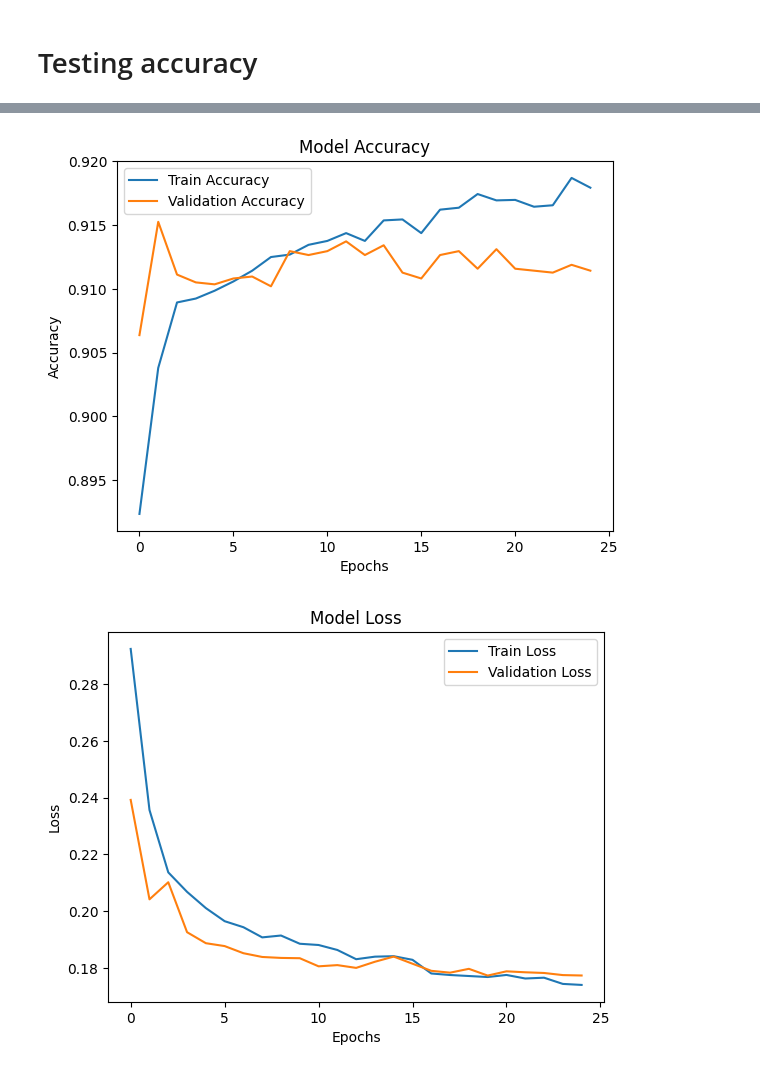
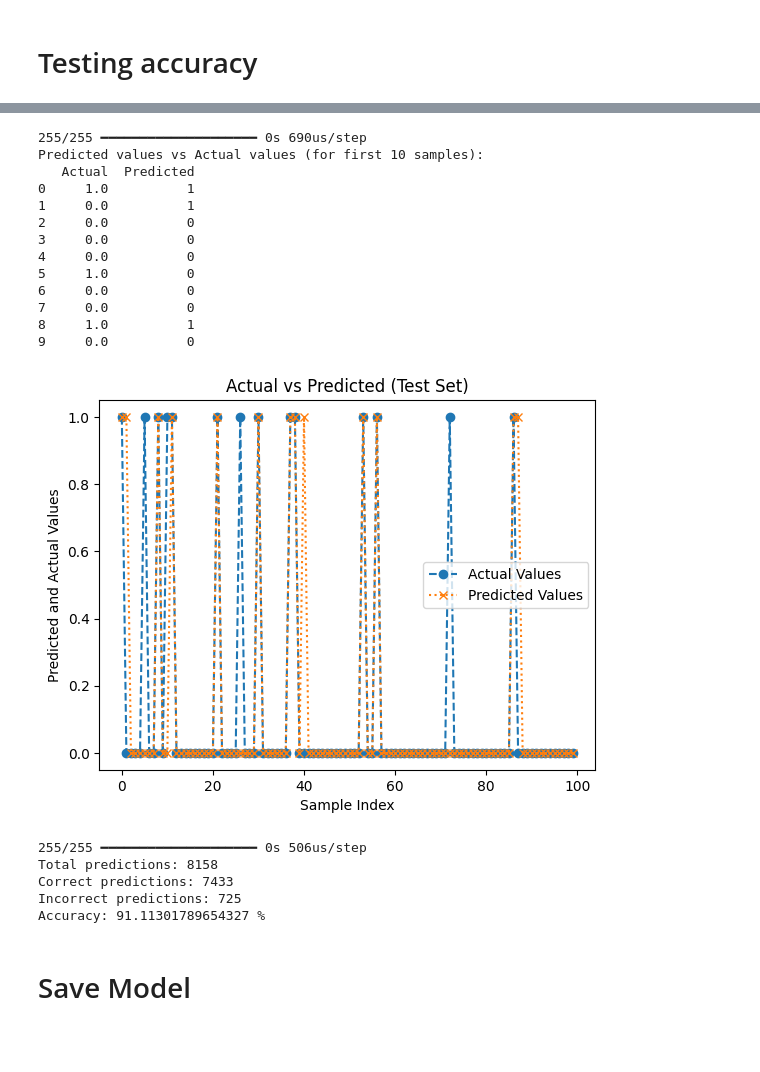
Before and after one commit to dananjana-hewage/Bank_Marketing_Prediction, a Jupyter notebook: test.ipynb, the cells around one changed output, grey strips where cells are left out. Cells and saved outputs as stored; diff of their text form; code cells hidden in the pictures; blank space fills up the shorter version.

Commit message:
save model

```diff
--- a/test.ipynb
+++ b/test.ipynb
@@ -834,19 +837,54 @@ Test Accuracy: 0.9094140529632568
-# %%
-plt.plot(history.history['accuracy'], label='Train Accuracy')
-plt.plot(history.history['val_accuracy'], label='Validation Accuracy')
-plt.title('Model Accuracy')
-plt.xlabel('Epochs')
-plt.ylabel('Accuracy')
-plt.legend()
-plt.show()
-
-plt.plot(history.history['loss'], label='Train Loss')
-plt.plot(history.history['val_loss'], label='Validation Loss')
-plt.title('Model Loss')
-plt.xlabel('Epochs')
-plt.ylabel('Loss')
-plt.legend()
-plt.show()
-# %% [output]
-[figure, removed]
-[figure, removed]
+# %%
+y_pred = nn_model.predict(X_test)
+
+y_pred_binary = (y_pred > 0.5).astype(int)
+
+print("Predicted values vs Actual values (for first 10 samples):")
+comparison_df = pd.DataFrame({'Actual': y_test[:10].values, 'Predicted': y_pred_binary[:10].flatten()})
+print(comparison_df)
+
+plt.plot(y_test[:100].values, label='Actual Values', marker='o', linestyle='dashed')
+plt.plot(y_pred_binary[:100].flatten(), label='Predicted Values', marker='x', linestyle='dotted')
+plt.title('Actual vs Predicted (Test Set)')
+plt.xlabel('Sample Index')
+plt.ylabel('Predicted and Actual Values')
+plt.legend()
+plt.show()
+# %% [output]
+255/255 ━━━━━━━━━━━━━━━━━━━━ 0s 690us/step
+Predicted values vs Actual values (for first 10 samples):
+   Actual  Predicted
+0     1.0          1
+1     0.0          1
+2     0.0          0
+3     0.0          0
+4     0.0          0
+5     1.0          0
+6     0.0          0
+7     0.0          0
+8     1.0          1
+9     0.0          0
+[figure, added]
+# %%
+y_pred = nn_model.predict(X_test)
+
+y_pred_binary = (y_pred > 0.5).astype(int)
+
+correct_predictions = np.sum(y_pred_binary.flatten() == y_test.values)
+
+incorrect_predictions = np.sum(y_pred_binary.flatten() != y_test.values)
+
+accuracy = correct_predictions / len(y_test) * 100
+
+print(f"Total predictions: {len(y_test)}")
+print(f"Correct predictions: {correct_predictions}")
+print(f"Incorrect predictions: {incorrect_predictions}")
+print(f"Accuracy: {accuracy} %")
+# %% [output]
+255/255 ━━━━━━━━━━━━━━━━━━━━ 0s 506us/step
+Total predictions: 8158
+Correct predictions: 7433
+Incorrect predictions: 725
+Accuracy: 91.11301789654327 %
+# %% [markdown]
+# Save Model
```
Also changed, not shown: parts of 11 cells of this notebook, 1 other file.
